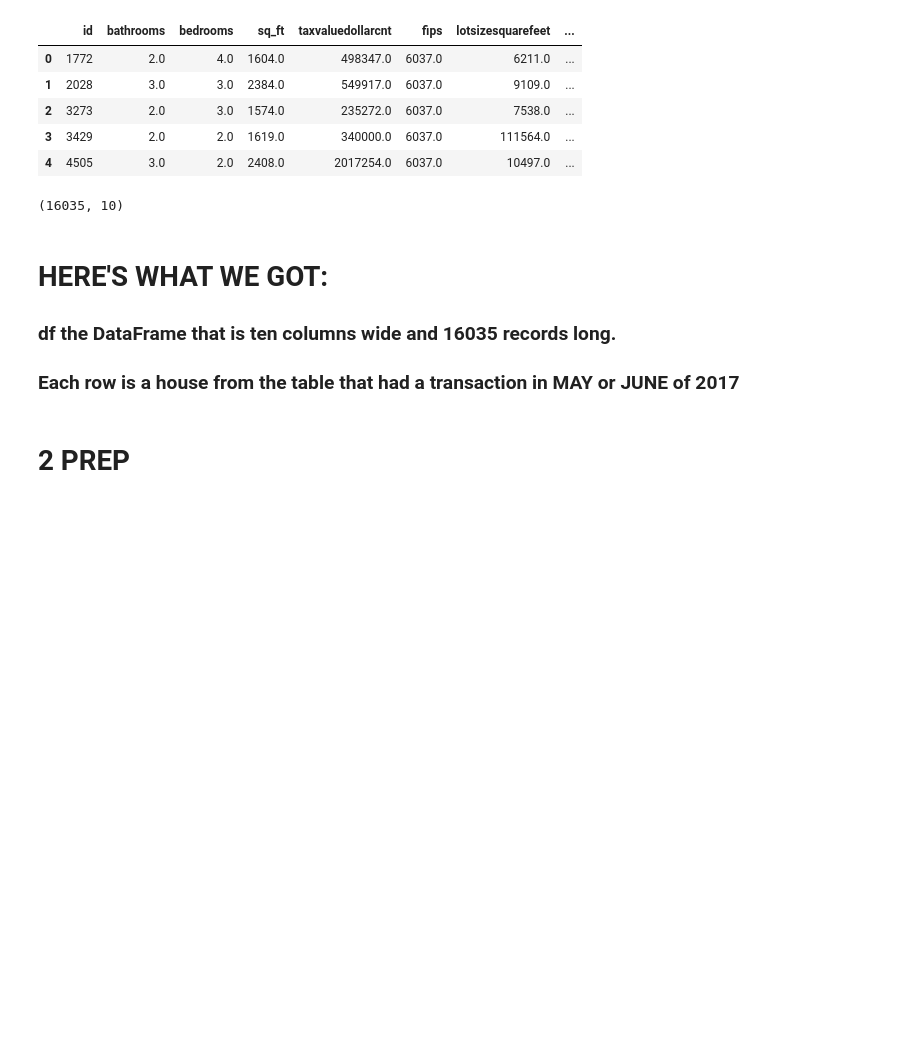
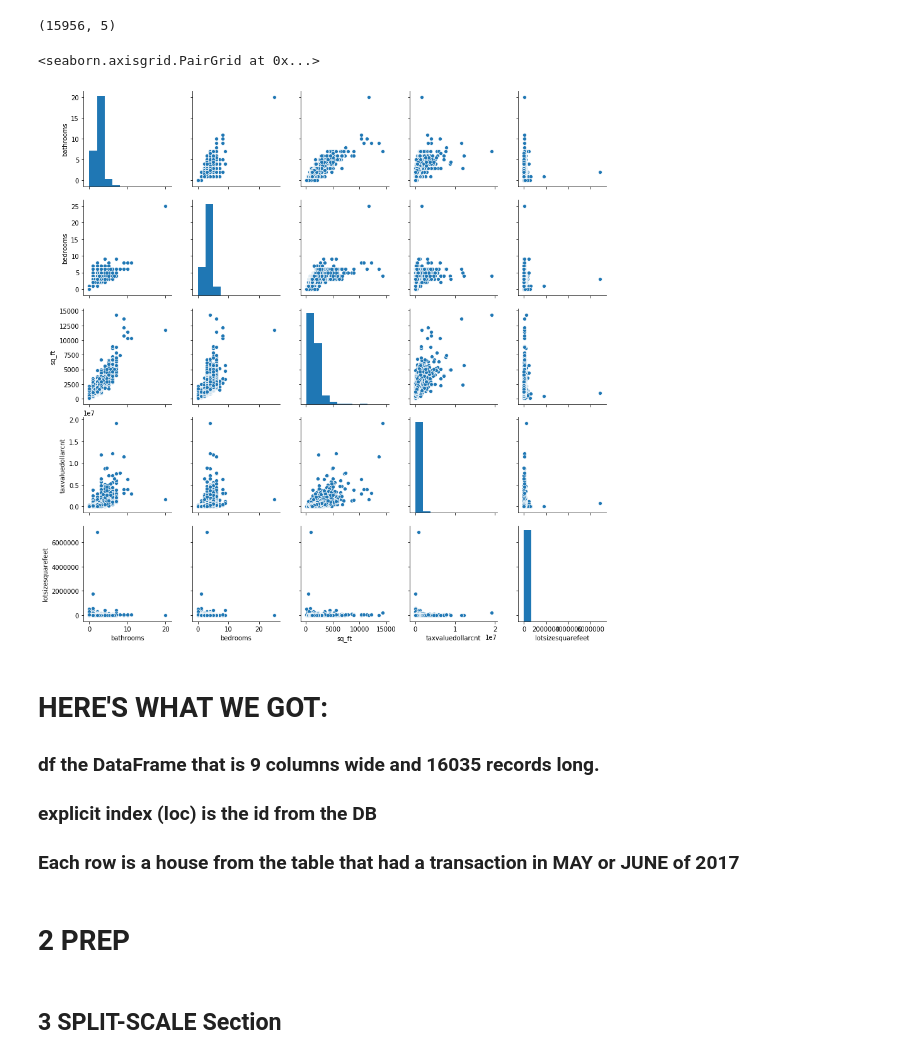
Before and after one commit to flambuth/estimated-home-value, a Jupyter notebook: First_Draft.ipynb, the cells around one changed output. Drawn from its saved outputs; the diff is of its cells as text; code cells hidden in the pictures; blank space fills up the shorter version.

```diff
--- a/First_Draft.ipynb
+++ b/First_Draft.ipynb
@@ -14,22 +18,26 @@ Index(['id', 'bathrooms', 'bedrooms', 'sq_ft', 'taxvaluedollarcnt', 'fips',
       dtype='object')
-# %%
-df.head()
-# %% [output]
-|  | id | bathrooms | bedrooms | sq_ft | taxvaluedollarcnt | fips | lotsizesquarefeet | ... |
-| 0 | 1772 | 2.0 | 4.0 | 1604.0 | 498347.0 | 6037.0 | 6211.0 | ... |
-| 1 | 2028 | 3.0 | 3.0 | 2384.0 | 549917.0 | 6037.0 | 9109.0 | ... |
-| 2 | 3273 | 2.0 | 3.0 | 1574.0 | 235272.0 | 6037.0 | 7538.0 | ... |
-| 3 | 3429 | 2.0 | 2.0 | 1619.0 | 340000.0 | 6037.0 | 111564.0 | ... |
-| 4 | 4505 | 3.0 | 2.0 | 2408.0 | 2017254.0 | 6037.0 | 10497.0 | ... |
+# %%
+df = df.dropna()
+# %%
+#Making the id be the index
+df = df.set_index(['id'])
 # %%
 df.shape
 # %% [output]
-(16035, 10)
+(15956, 5)
+# %%
+sns.pairplot(data=df.head(7000))
+# %% [output]
+<seaborn.axisgrid.PairGrid at 0x...>
+[figure, added]
 # %% [markdown]
 # HERE'S WHAT WE GOT:
-### df the DataFrame that is ten columns wide and 16035 records long.
+### df the DataFrame that is 9 columns wide and 16035 records long.
+### explicit index (loc) is the id from the DB
 ### Each row is a house from the table that had a transaction in MAY or JUNE of 2017
 # %% [markdown]
 # 2 PREP
 # %%
 ## Lets look at Sara's stuff
+# %% [markdown]
+## 3 SPLIT-SCALE Section
```
Also changed, not shown: parts of 29 cells of this notebook, 3 other files.
